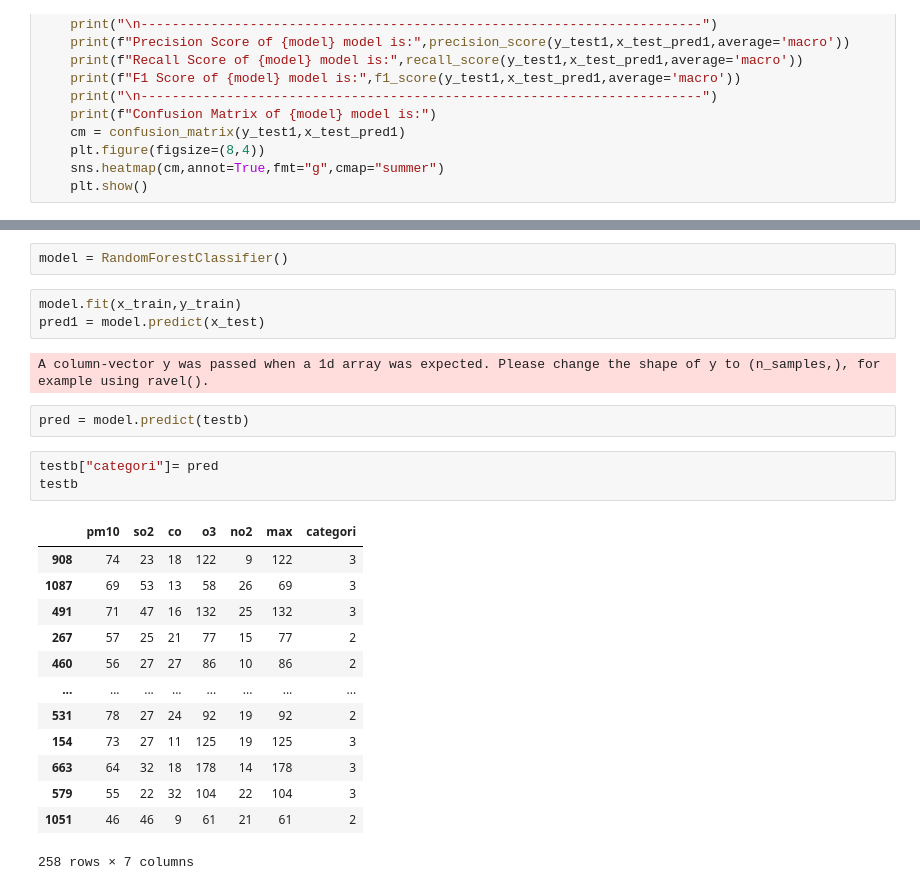
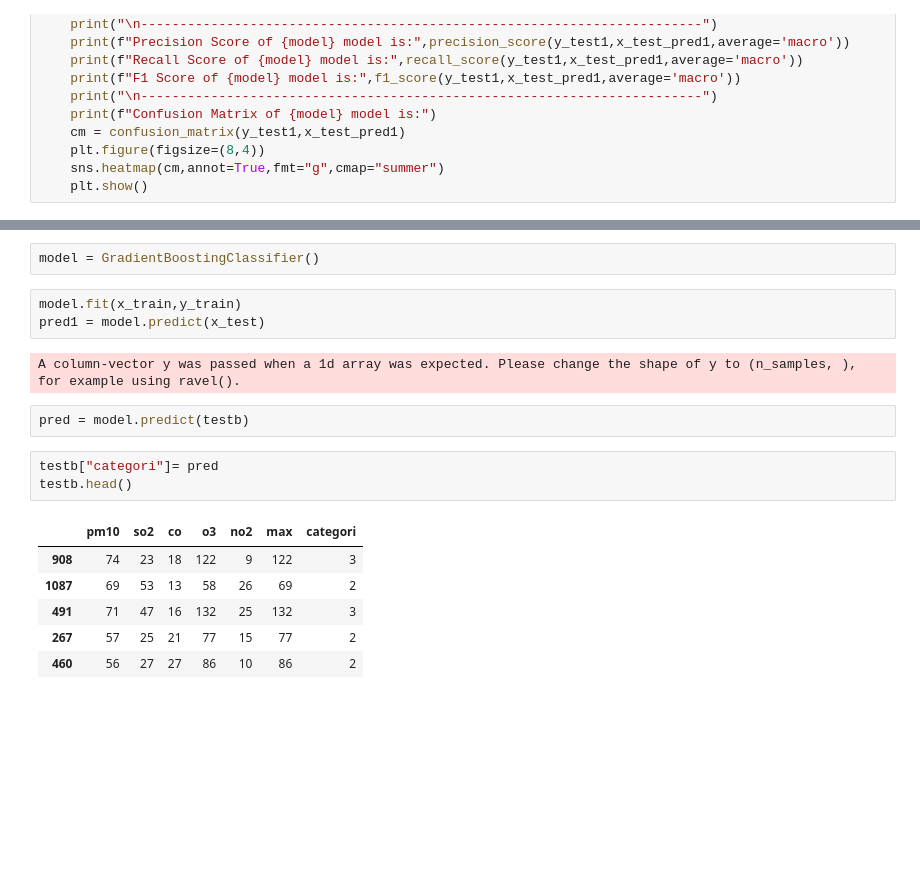
Before and after one commit to devanr29/Air-Quality, a Jupyter notebook: AirQuality.ipynb, the cells around one changed output, grey strips where cells are left out. Drawn from its saved outputs; the diff is of its cells as text; blank space fills up the shorter version.

```diff
--- a/AirQuality.ipynb
+++ b/AirQuality.ipynb
@@ -445,26 +477,19 @@ Confusion Matrix of GradientBoostingClassifier() model is:
 # %%
-model = RandomForestClassifier()
+model = GradientBoostingClassifier()
 # %%
 model.fit(x_train,y_train)
 pred1 = model.predict(x_test)
 # %% [output]
-A column-vector y was passed when a 1d array was expected. Please change the shape of y to (n_samples,), for example using ravel().
+A column-vector y was passed when a 1d array was expected. Please change the shape of y to (n_samples, ), for example using ravel().
 # %%
 pred = model.predict(testb)
 # %%
 testb["categori"]= pred
-testb
+testb.head()
 # %% [output]
 |  | pm10 | so2 | co | o3 | no2 | max | categori |
 | 908 | 74 | 23 | 18 | 122 | 9 | 122 | 3 |
-| 1087 | 69 | 53 | 13 | 58 | 26 | 69 | 3 |
+| 1087 | 69 | 53 | 13 | 58 | 26 | 69 | 2 |
 | 491 | 71 | 47 | 16 | 132 | 25 | 132 | 3 |
 | 267 | 57 | 25 | 21 | 77 | 15 | 77 | 2 |
 | 460 | 56 | 27 | 27 | 86 | 10 | 86 | 2 |
-| ... | ... | ... | ... | ... | ... | ... | ... |
-| 531 | 78 | 27 | 24 | 92 | 19 | 92 | 2 |
-| 154 | 73 | 27 | 11 | 125 | 19 | 125 | 3 |
-| 663 | 64 | 32 | 18 | 178 | 14 | 178 | 3 |
-| 579 | 55 | 22 | 32 | 104 | 22 | 104 | 3 |
-| 1051 | 46 | 46 | 9 | 61 | 21 | 61 | 2 |
-258 rows × 7 columns
```
Also changed, not shown: parts of 17 cells of this notebook.
